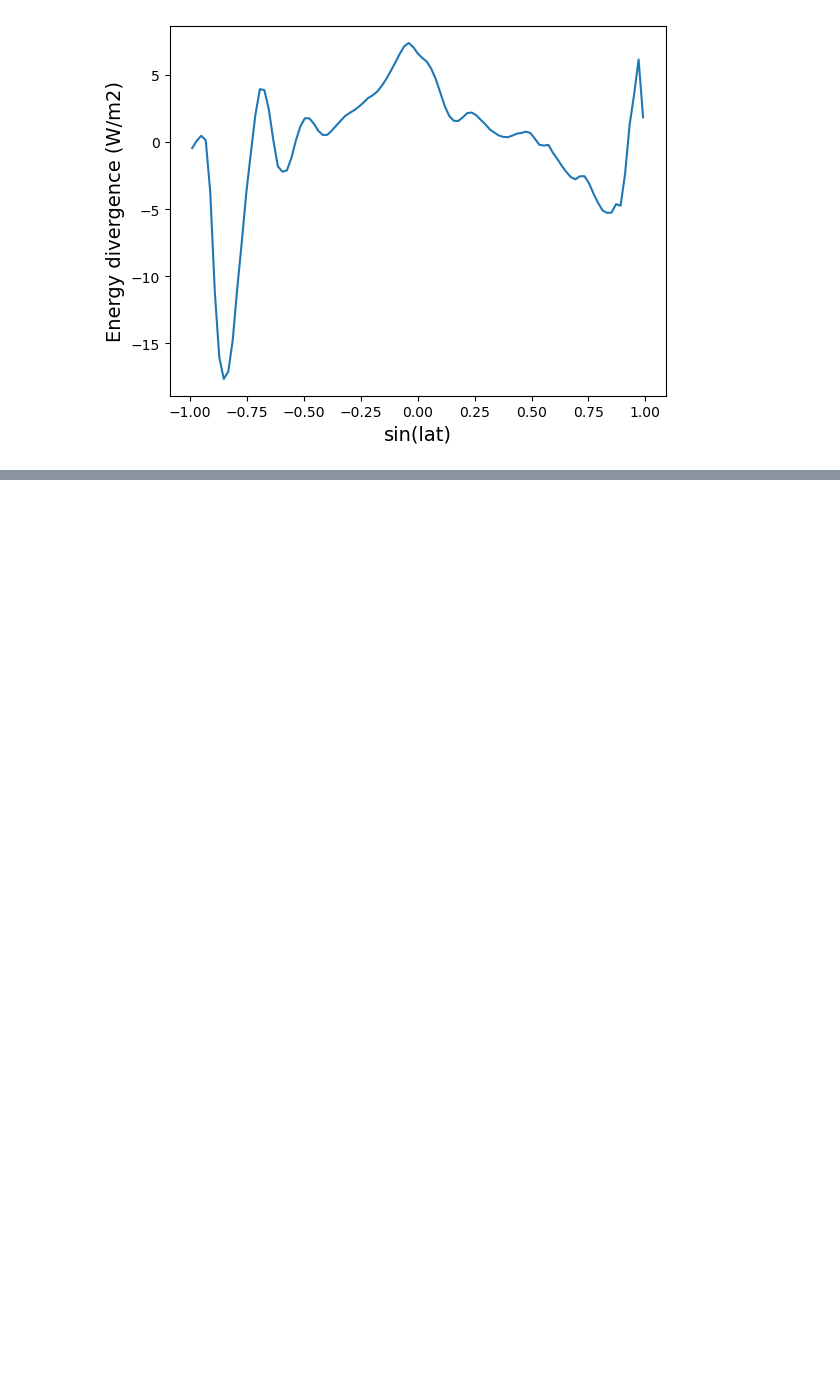
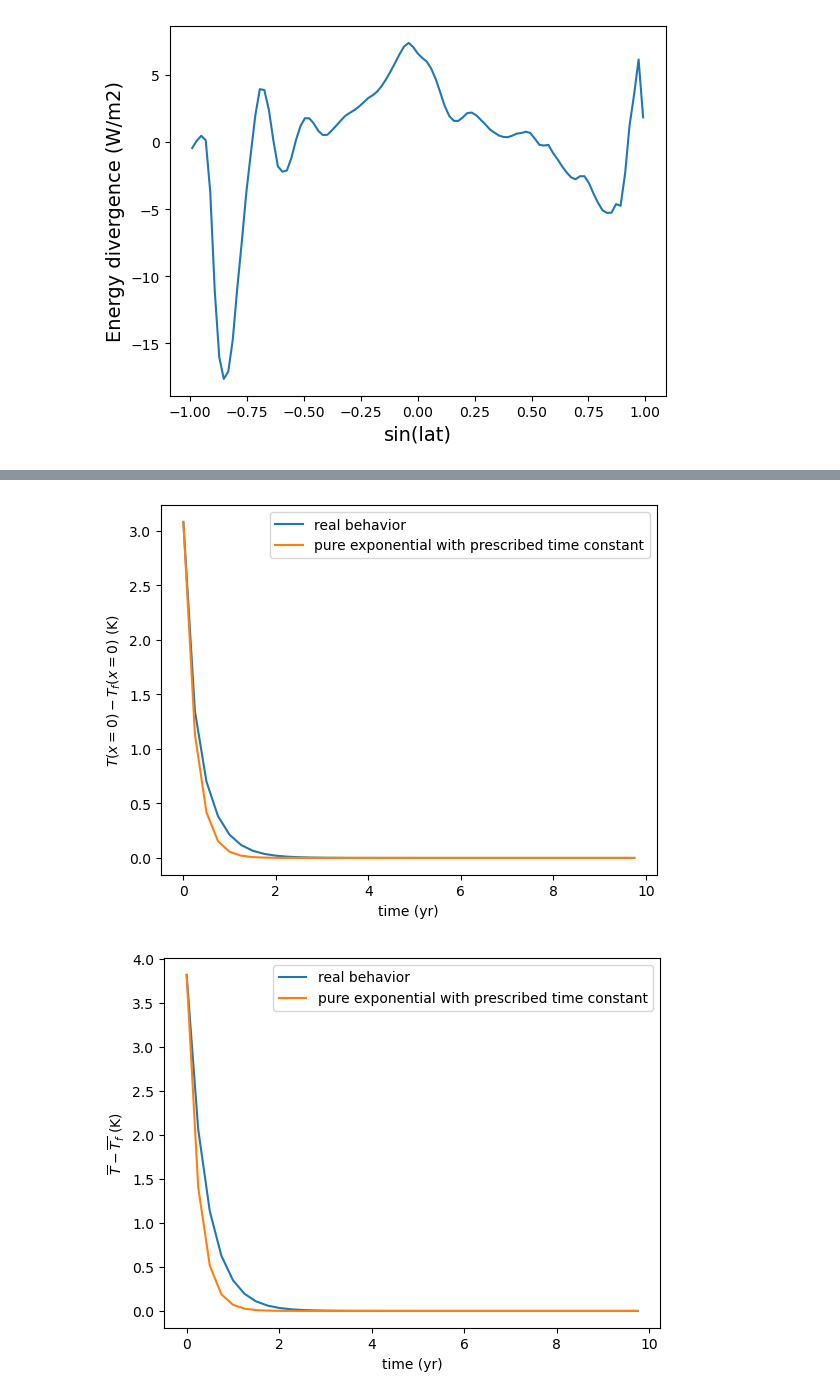
Before and after one commit to sschulz2/two_layer_MEBM, a Jupyter notebook: MEBM Perturbation/MEBMpertF.ipynb, the cells around one changed output, grey strips where cells are left out. Cells and saved outputs as stored; diff of their text form; code cells hidden in the pictures; blank space fills up the shorter version.

```diff
--- a/MEBM Perturbation/MEBMpertF.ipynb
+++ b/MEBM Perturbation/MEBMpertF.ipynb
@@ -15,8 +15,10 @@ from tqdm import tqdm
 # whether you diffuse moist static energy, or just sensible heat
 # %%
 #time step in fraction of year
-delt=1./500000;
+steps_per_year=500000
+delt=1./steps_per_year;
 NMAX=10000000;
+
 
 #set up x array (x = sine of latitude).
 jmx=101; #101
@@ -183,0 +208,6 @@ plt.show()
+# %%
+#set up inital T profile
+T = 0.5*(1-1*np.square(x));
+Tinit=T;
+Tglob = np.mean(Tinit);
+#T.shape
@@ -183,0 +262,24 @@ plt.show()
+# %%
+time= np.arange(0,t_tot*points_per_year)/points_per_year #time in years
+
+
+#plotting equator temperature over time
+plt.plot(time,np.abs(T_time_evolve[:,int(jmx/2)]-T_time_evolve[-1,int(jmx/2)]),label = 'real behavior')
+plt.plot(time,(-T_time_evolve[0,int(jmx/2)]+T_time_evolve[-1,int(jmx/2)])*np.e**(-time*4),label= 'pure exponential with prescribed time constant')
+plt.xlabel('time (yr)')
+plt.ylabel('$T(x=0) - T_f(x=0)$ (K)')
+plt.legend()
+plt.show()
+
+plt.plot(time,np.abs(np.mean(T_time_evolve[:],axis=1)-np.mean(T_time_evolve[-1])),label = 'real behavior')
+plt.plot(time,np.abs(np.mean(-T_time_evolve[0])+np.mean(T_time_evolve[-1]))*np.e**(-time*4),label= 'pure exponential with prescribed time constant')
+plt.xlabel('time (yr)')
+plt.ylabel('$\overline{T} - \overline{T_f}$ (K)')
+plt.xlabel('time (yr)')
+plt.legend()
+plt.show()
+
+#I guess the discrepancy here is due to the effect of moisture?
+# %% [output]
+[figure, added]
+[figure, added]
```
Also changed, not shown: parts of 5 cells of this notebook, 1 other file.
